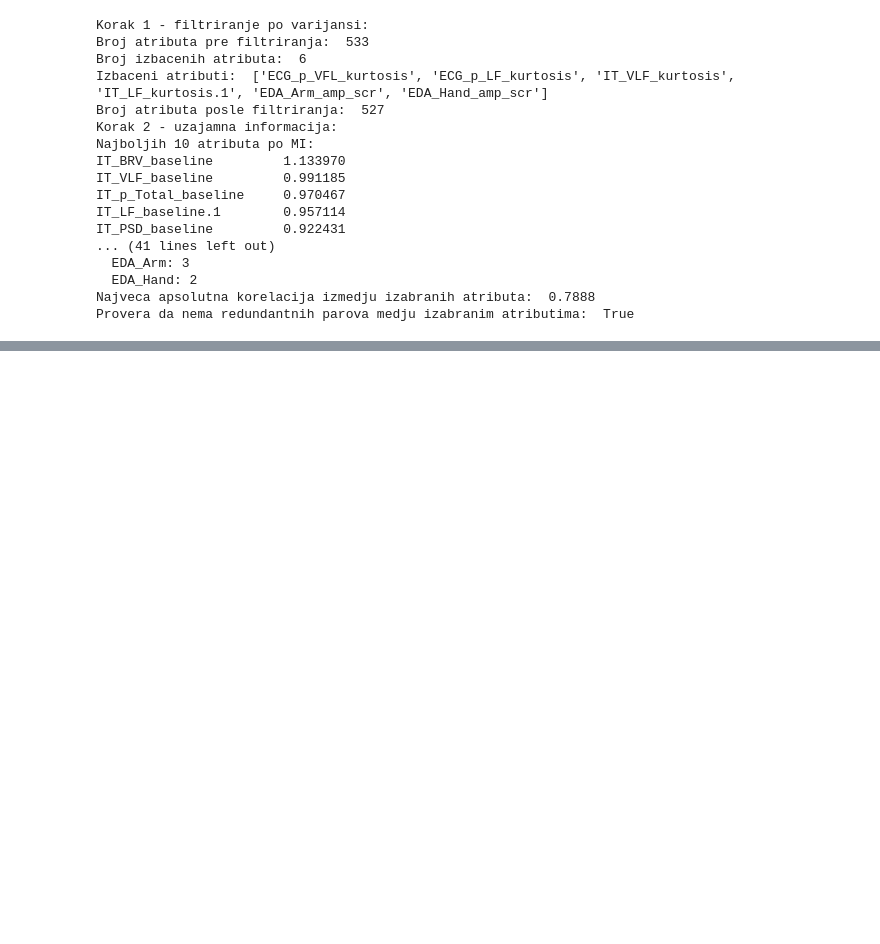
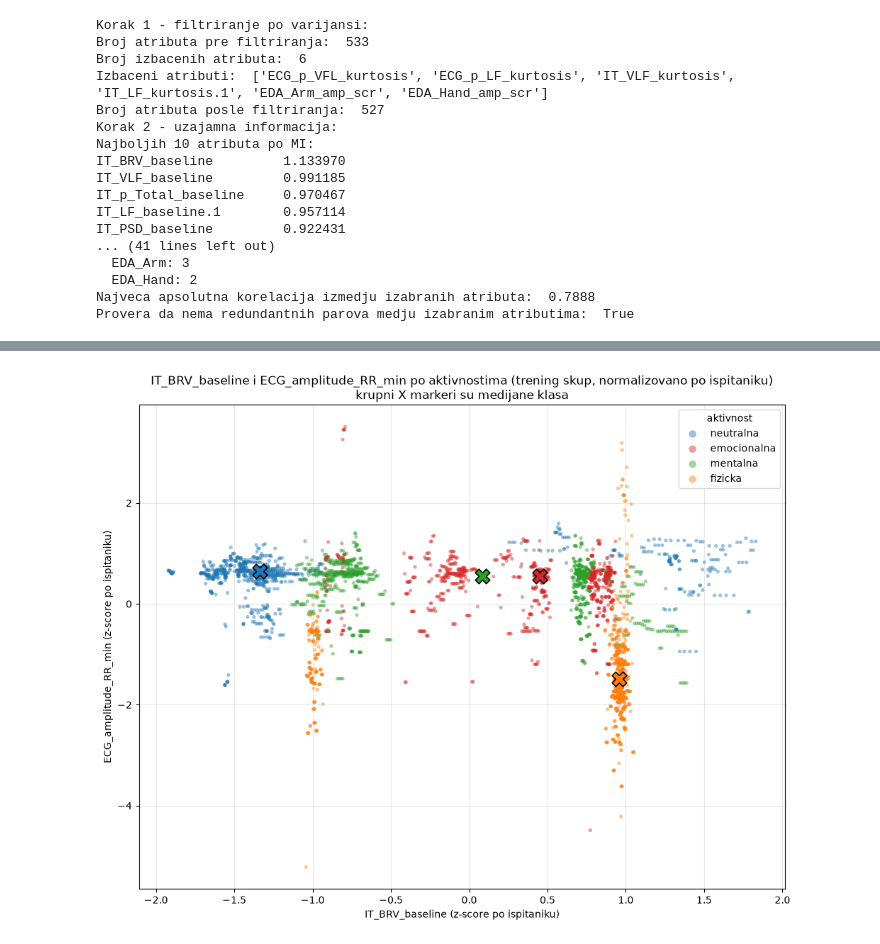
Before and after one commit to Boce03/ml_activity_classification, a Jupyter notebook: notebook.ipynb, the cells around one changed output, grey strips where cells are left out. Drawn from its saved outputs; the diff is of its cells as text; code cells hidden in the pictures; blank space fills up the shorter version.

Commit message:
add scatter plot of train data in 2D to showcase how top 2 attributes by mutual information separates data into classes

```diff
--- a/notebook.ipynb
+++ b/notebook.ipynb
@@ -1671,0 +1670,90 @@ np.float64(0.5976060092916273)
+# %%
+from sklearn.neighbors import NearestNeighbors
+
+# Do sada smo svaki atribut gledali sam za sebe, preko boxplot-ova. Ovde gledamo dva atributa istovremeno, jer se moze desiti
+# da dva atributa koja pojedinacno ne razdvajaju neki par klasa, zajedno taj par razdvoje (klase su razdvojene u ravni, a ne
+# ni na jednoj od dve ose posebno). Podaci su normalizovani po ispitaniku, pa su obe ose u z-score jedinicama.
+
+# Atributi koji se crtaju - dovoljno je promeniti ova dva imena da bi se dobio grafik za bilo koji drugi par iz selected_features.
+scatter_feature_x = "IT_BRV_baseline"
+scatter_feature_y = "ECG_amplitude_RR_min"
+
+for feature_name in (scatter_feature_x, scatter_feature_y):
+    if feature_name not in X_train_reduced.columns:
+        raise KeyError(f"Atribut {feature_name} nije u redukovanom skupu. Dostupni su: {list(X_train_reduced.columns)}")
+
+scatter_x = X_train_reduced[scatter_feature_x]
+scatter_y = X_train_reduced[scatter_feature_y]
+
+fig, ax = plt.subplots(figsize=(10, 8))
+
+for activity in activities:
+    class_mask = y_train == activity
+    ax.scatter(
+        scatter_x[class_mask],
+        scatter_y[class_mask],
+        s=14,
+        alpha=0.45,
+        color=ACTIVITY_PLOT_COLORS[activity],
+        label=ACTIVITY_NAMES[activity],
+        edgecolors="none",
+    )
+
+# Medijana svake klase kao krupniji marker, da se vidi gde je centar klase i kada se oblaci tacaka preklapaju.
+for activity in activities:
+    class_mask = y_train == activity
+    ax.scatter(
+        scatter_x[class_mask].median(),
+        scatter_y[class_mask].median(),
+        s=220,
+        marker="X",
+        color=ACTIVITY_PLOT_COLORS[activity],
+        edgecolors="black",
+        linewidths=1.2,
+        zorder=5,
+    )
+
+ax.set_xlabel(f"{scatter_feature_x} (z-score po ispitaniku)")
+ax.set_ylabel(f"{scatter_feature_y} (z-score po ispitaniku)")
+ax.set_title(
+    f"{scatter_feature_x} i {scatter_feature_y} po aktivnostima (trening skup, normalizovano po ispitaniku)\n"
+    "krupni X markeri su medijane klasa"
+)
+ax.grid(alpha=0.3)
+ax.legend(title="aktivnost", markerscale=2)
+fig.tight_layout()
+plt.show()
+
+# --- Brojcani rezime ---
+# Spearman-ova korelacija pokazuje koliko je informacija dva atributa preklopljena - ako je bliska nuli, atributi nose razlicite stvari.
+print("Spearman korelacija ", scatter_feature_x, " i ", scatter_feature_y, ": ",
+      round(float(scatter_x.corr(scatter_y, method="spearman")), 4), sep="")
+
+print("Medijane po klasama (x, y): ")
+for activity in activities:
+    class_mask = y_train == activity
+    print(f"  {ACTIVITY_NAMES[activity]:<12} ({scatter_x[class_mask].median():+.3f}, {scatter_y[class_mask].median():+.3f})")
+
+
+# 1-NN tacnost sa izbacivanjem jednog merenja (leave-one-out): za svaku tacku trazimo njoj najblizu drugu tacku u zadatom
+# prostoru i gledamo da li je iz iste aktivnosti. Ista mera kao ranije, samo sto se ovde racuna u ravni, a ne na jednoj osi,
+# pa se direktno vidi koliko drugi atribut dodaje na prvi. Slucajno pogadjanje daje 0.25 (4 balansirane klase).
+def leave_one_out_1nn_accuracy(frame, labels):
+    finder = NearestNeighbors(n_neighbors=2).fit(frame.to_numpy())
+    nearest = finder.kneighbors(frame.to_numpy(), return_distance=False)[:, 1]  # prvi sused je tacka sama
+    return float((labels.to_numpy()[nearest] == labels.to_numpy()).mean())
+
+
+accuracy_x = leave_one_out_1nn_accuracy(scatter_x.to_frame(), y_train)
+accuracy_y = leave_one_out_1nn_accuracy(scatter_y.to_frame(), y_train)
+accuracy_pair = leave_one_out_1nn_accuracy(X_train_reduced[[scatter_feature_x, scatter_feature_y]], y_train)
+
+print("1-NN tacnost samo po ", scatter_feature_x, ": ", round(accuracy_x, 4), sep="")
+print("1-NN tacnost samo po ", scatter_feature_y, ": ", round(accuracy_y, 4), sep="")
+print("1-NN tacnost po oba atributa zajedno: ", round(accuracy_pair, 4))
+print("Tacnost slucajnog pogadjanja za 4 balansirane klase: 0.25")
+
+# Kada oba atributa zajedno daju vecu tacnost nego bolji od njih dvojice pojedinacno, znaci da se klase razdvajaju bas u ravni.
+print("Dobitak u odnosu na bolji pojedinacni atribut: ", round(accuracy_pair - max(accuracy_x, accuracy_y), 4))
+# %% [output]
+[figure, added]
```
Also changed, not shown: parts of 8 cells of this notebook.
